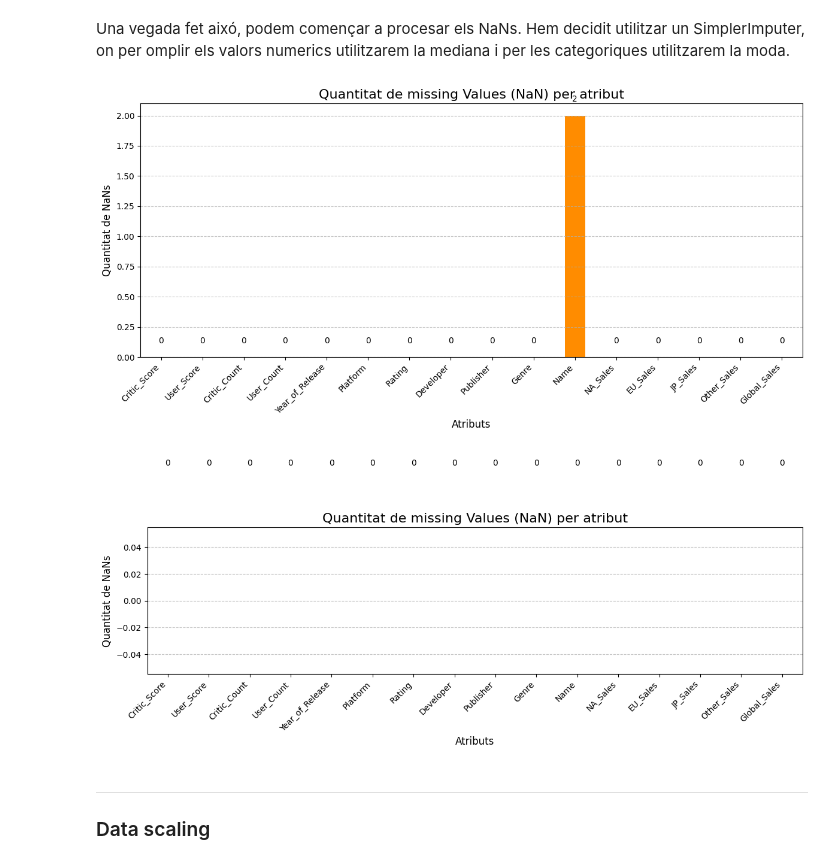
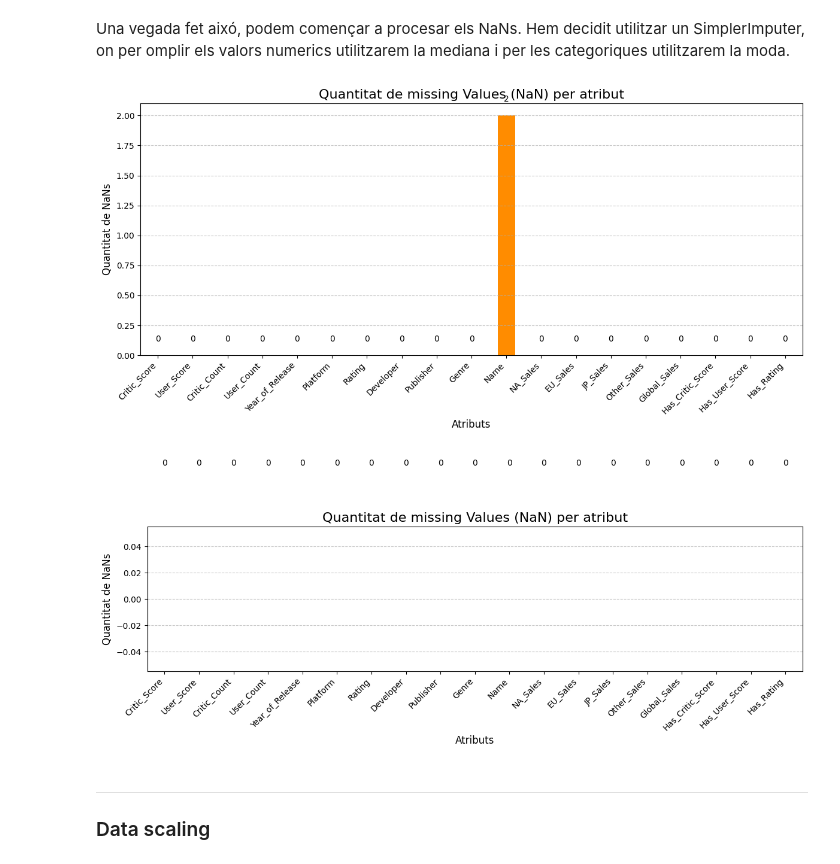
Before and after one commit to Emparans/video-games-sales-with-ratings, a Jupyter notebook: Kaggle.ipynb, the cells around one changed output. Drawn from its saved outputs; the diff is of its cells as text; code cells hidden in the pictures.

Commit message:
Modified grid search params, result visualization and pipelines

```diff
--- a/Kaggle.ipynb
+++ b/Kaggle.ipynb
@@ -148,26 +148,30 @@ Una vegada fet aixó, podem començar a procesar els NaNs. Hem decidit utilitzar
 # %%
 numeric_features = ['Critic_Score', 'User_Score', 'Critic_Count', 'User_Count', 'Year_of_Release']
 categorical_features = ['Platform','Rating', 'Developer','Publisher', 'Genre']
+
+df['Has_Critic_Score'] = df['Critic_Score'].notnull().astype(int)
+df['Has_User_Score'] = df['User_Score'].notnull().astype(int)
+df['Has_Rating'] = df['Rating'].notnull().astype(str)
 
 numeric_imputed = IterativeImputer(max_iter=10, random_state=42, min_value=0).fit_transform(df[numeric_features])
 df_numeric = pd.DataFrame(numeric_imputed, columns=numeric_features, index=df.index)
 
 categorical_imputed = SimpleImputer(strategy='most_frequent').fit_transform(df[categorical_features])
 df_categorical = pd.DataFrame(categorical_imputed, columns=categorical_features, index=df.index)
 
 passthrough_cols = [col for col in df.columns if col not in numeric_features + categorical_features]
 df_passthrough = df[passthrough_cols]
 
 df_imputed = pd.concat([df_numeric, df_categorical, df_passthrough], axis=1)
 
 mostrarGraficNaNs(df_imputed)
 
 df_imputed = df_imputed.dropna()
 
 mostrarGraficNaNs(df_imputed)
 # %% [output]
-[figure, old version]
+[figure, new version]
-[figure, old version]
+[figure, new version]
 # %% [markdown]
 ---
 ### Data scaling
```
Also changed, not shown: parts of 5 cells of this notebook.
